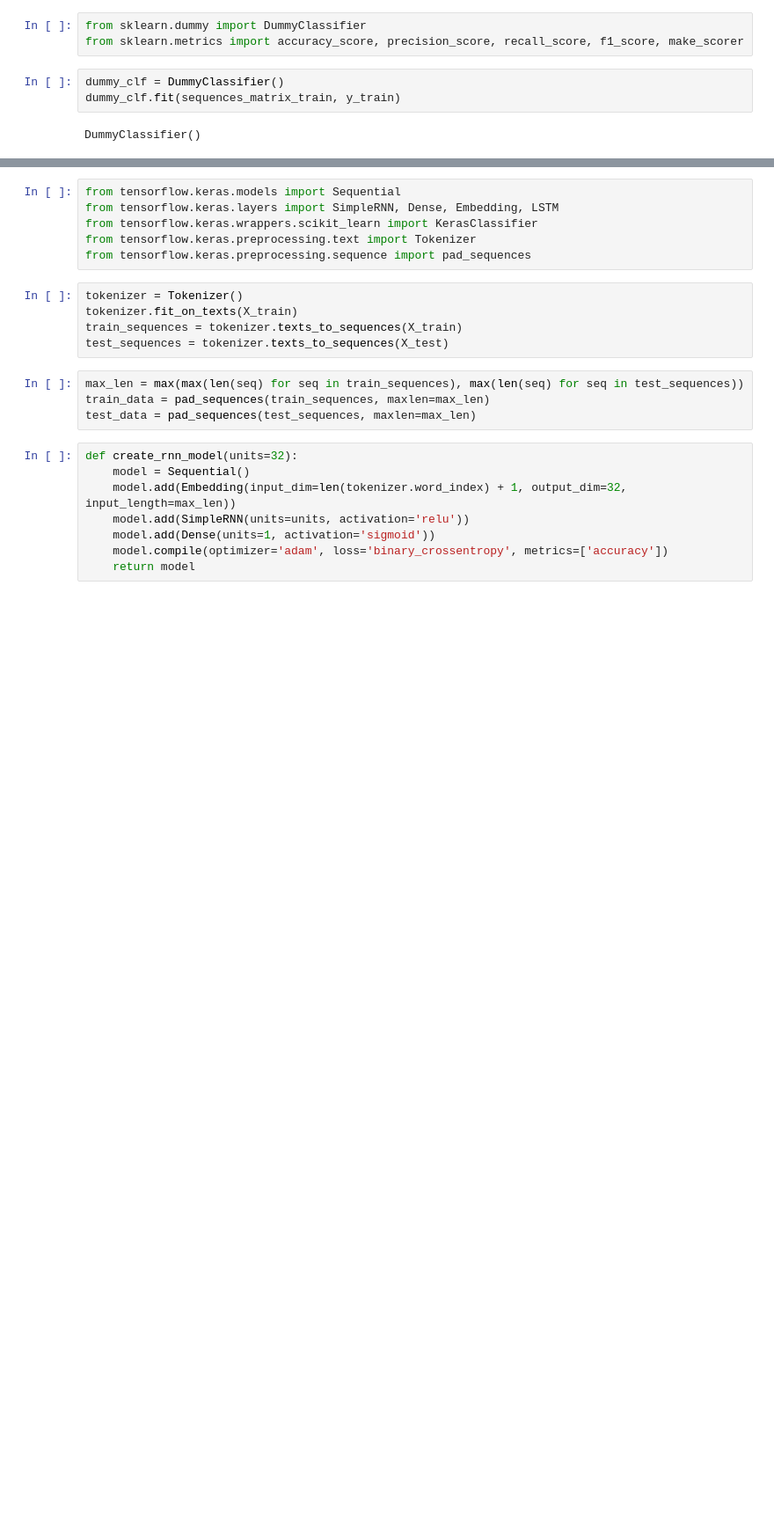
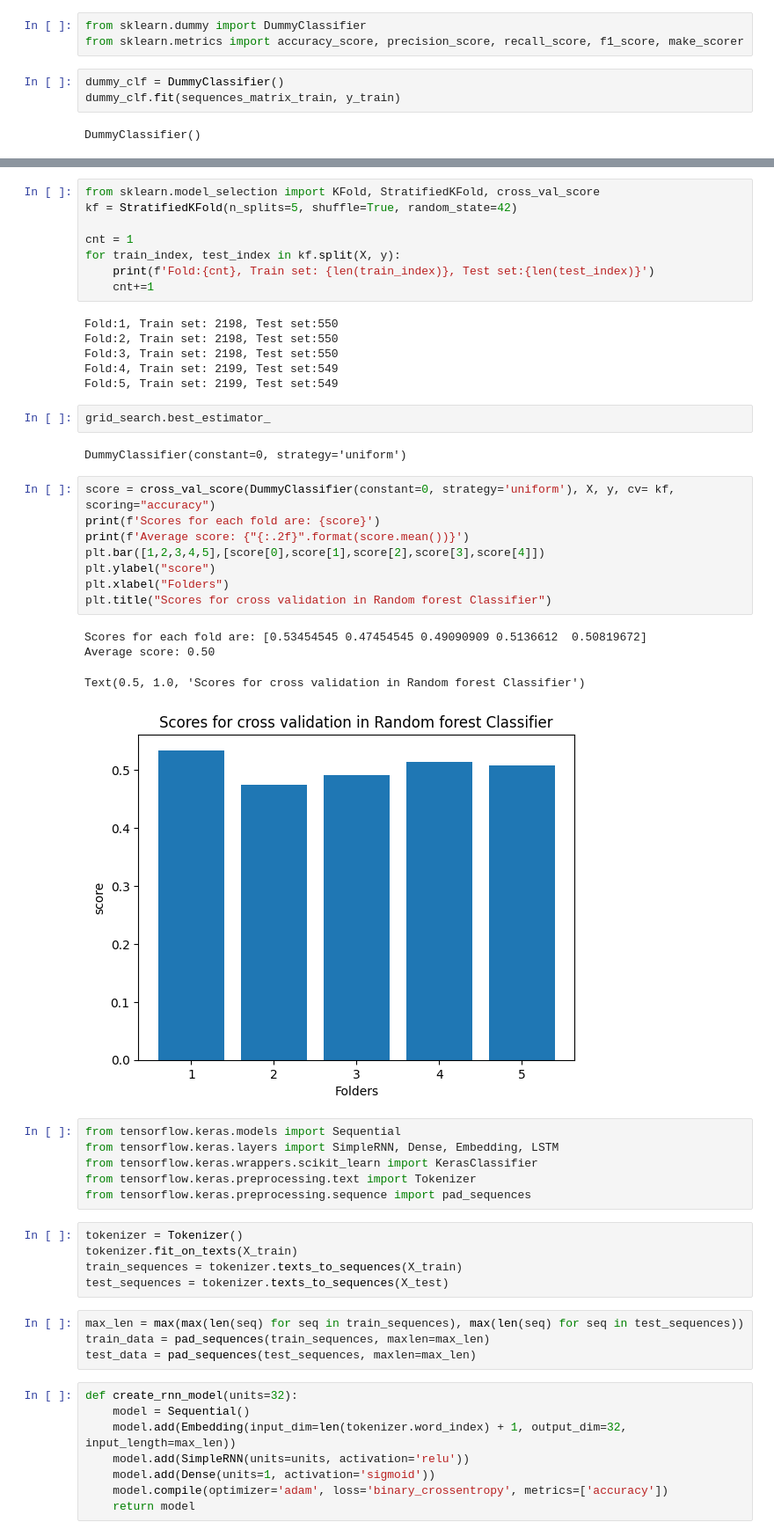
Before and after one commit to arango850/CED_III_TI_II, a Jupyter notebook: TI III.ipynb, the cells around one changed output, grey strips where cells are left out. Shown: that part at 88% size. Cells and saved outputs as stored; diff of their text form; blank space fills up the shorter version.

Commit message:
Second graphic added, correction in the train test sizes

```diff
--- a/TI III.ipynb
+++ b/TI III.ipynb
@@ -219,3 +226,34 @@ Puntuación F1 con mejores hiperparámetros: 0.48
+# %%
+from sklearn.model_selection import KFold, StratifiedKFold, cross_val_score
+kf = StratifiedKFold(n_splits=5, shuffle=True, random_state=42)
+
+cnt = 1
+for train_index, test_index in kf.split(X, y):
+    print(f'Fold:{cnt}, Train set: {len(train_index)}, Test set:{len(test_index)}')
+    cnt+=1
+# %% [output]
+Fold:1, Train set: 2198, Test set:550
+Fold:2, Train set: 2198, Test set:550
+Fold:3, Train set: 2198, Test set:550
+Fold:4, Train set: 2199, Test set:549
+Fold:5, Train set: 2199, Test set:549
+# %%
+grid_search.best_estimator_
+# %% [output]
+DummyClassifier(constant=0, strategy='uniform')
+# %%
+score = cross_val_score(DummyClassifier(constant=0, strategy='uniform'), X, y, cv= kf, scoring="accuracy")
+print(f'Scores for each fold are: {score}')
+print(f'Average score: {"{:.2f}".format(score.mean())}')
+plt.bar([1,2,3,4,5],[score[0],score[1],score[2],score[3],score[4]])
+plt.ylabel("score")
+plt.xlabel("Folders")
+plt.title("Scores for cross validation in Random forest Classifier")
+# %% [output]
+Scores for each fold are: [0.53454545 0.47454545 0.49090909 0.5136612  0.50819672]
+Average score: 0.50
+Text(0.5, 1.0, 'Scores for cross validation in Random forest Classifier')
+[figure, added]
 # %%
 from tensorflow.keras.models import Sequential
 from tensorflow.keras.layers import SimpleRNN, Dense, Embedding, LSTM
```
Also changed, not shown: parts of 5 cells of this notebook.
